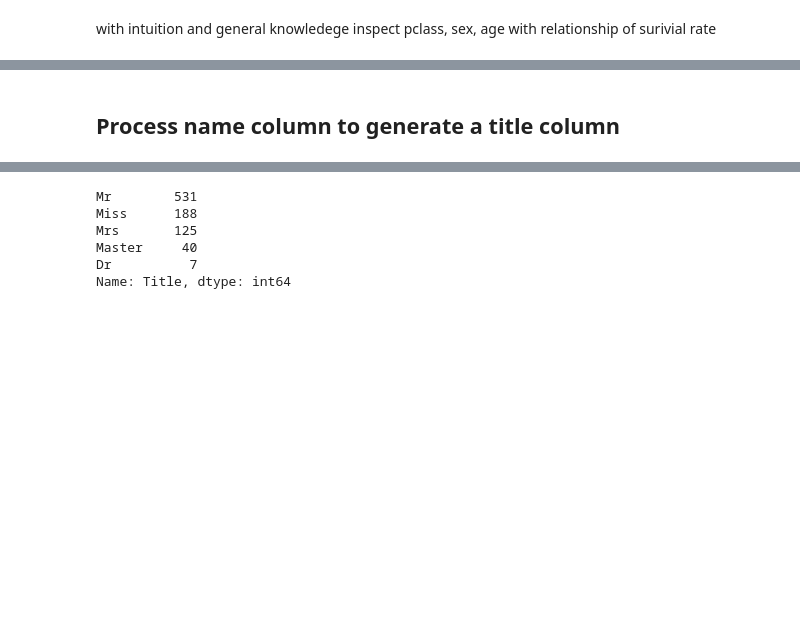
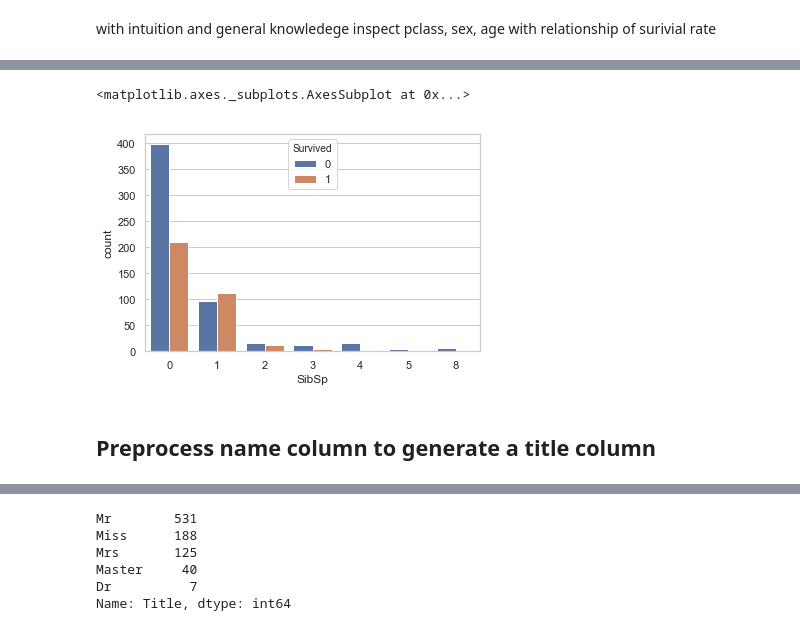
Before and after one commit to RayFromUiS/kaggle_titanic, a Jupyter notebook: kaggle_titanic.ipynb, the cells around one changed output, grey strips where cells are left out. Drawn from its saved outputs; the diff is of its cells as text; code cells hidden in the pictures; blank space fills up the shorter version.

```diff
--- a/kaggle_titanic.ipynb
+++ b/kaggle_titanic.ipynb
@@ -69,7 +75,12 @@ ax2 = sns.countplot(x = 'Sex',hue = 'Survived',data = train_df)
 # %%
 train_df['Sex'] = train_df['Sex'].map({'male':0,'feamale':1})
+# %%
+sns.countplot(x = 'SibSp',hue = 'Survived',data = train_df )
+# %% [output]
+<matplotlib.axes._subplots.AxesSubplot at 0x...>
+[figure, added]
 # %% [markdown]
-## Process name column to generate a title column
+## Preprocess name column to generate a title column
 # %%
 def split_name(df,col_name,new_name):
 
```
Also changed, not shown: parts of 32 cells of this notebook, 2 other files.
